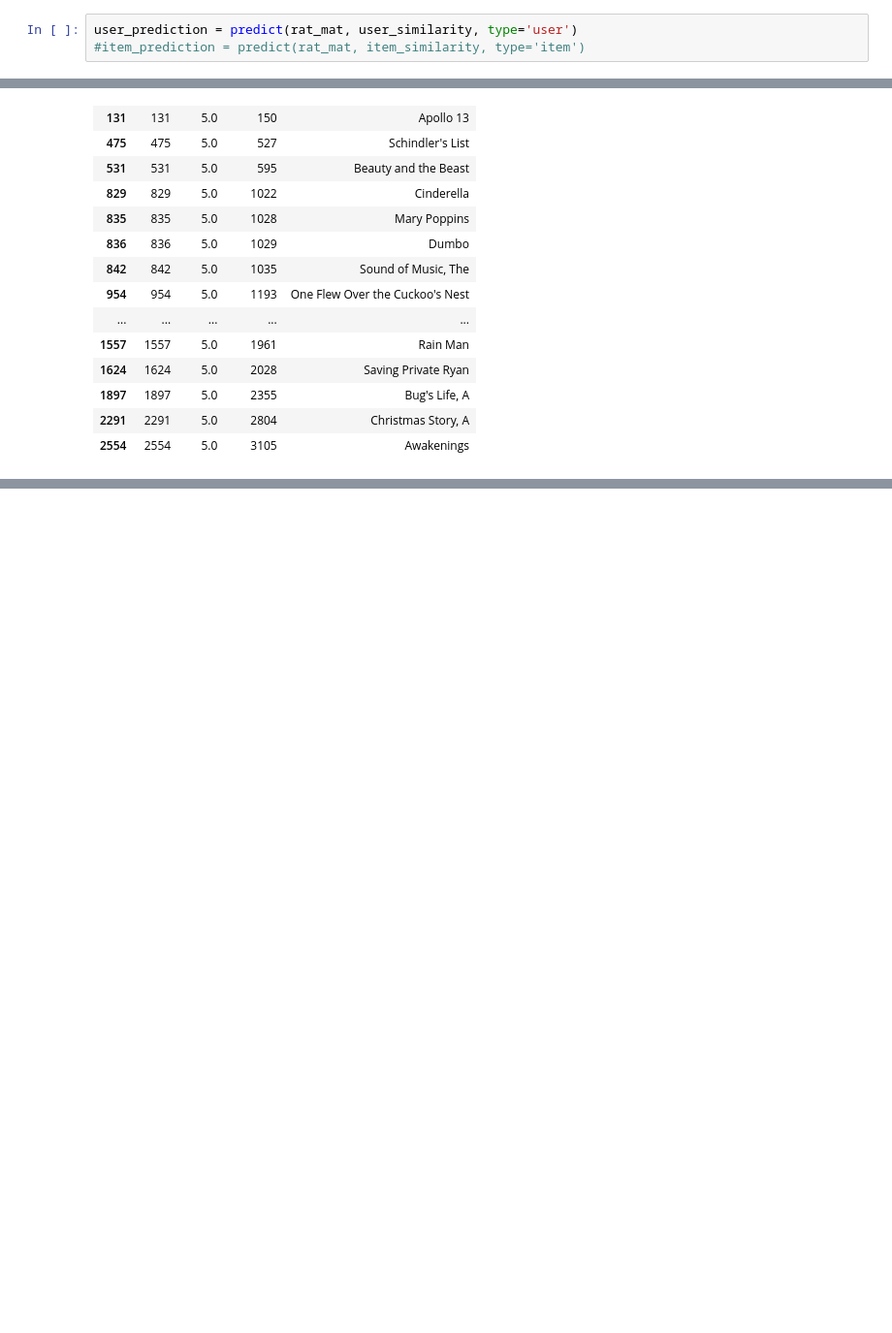
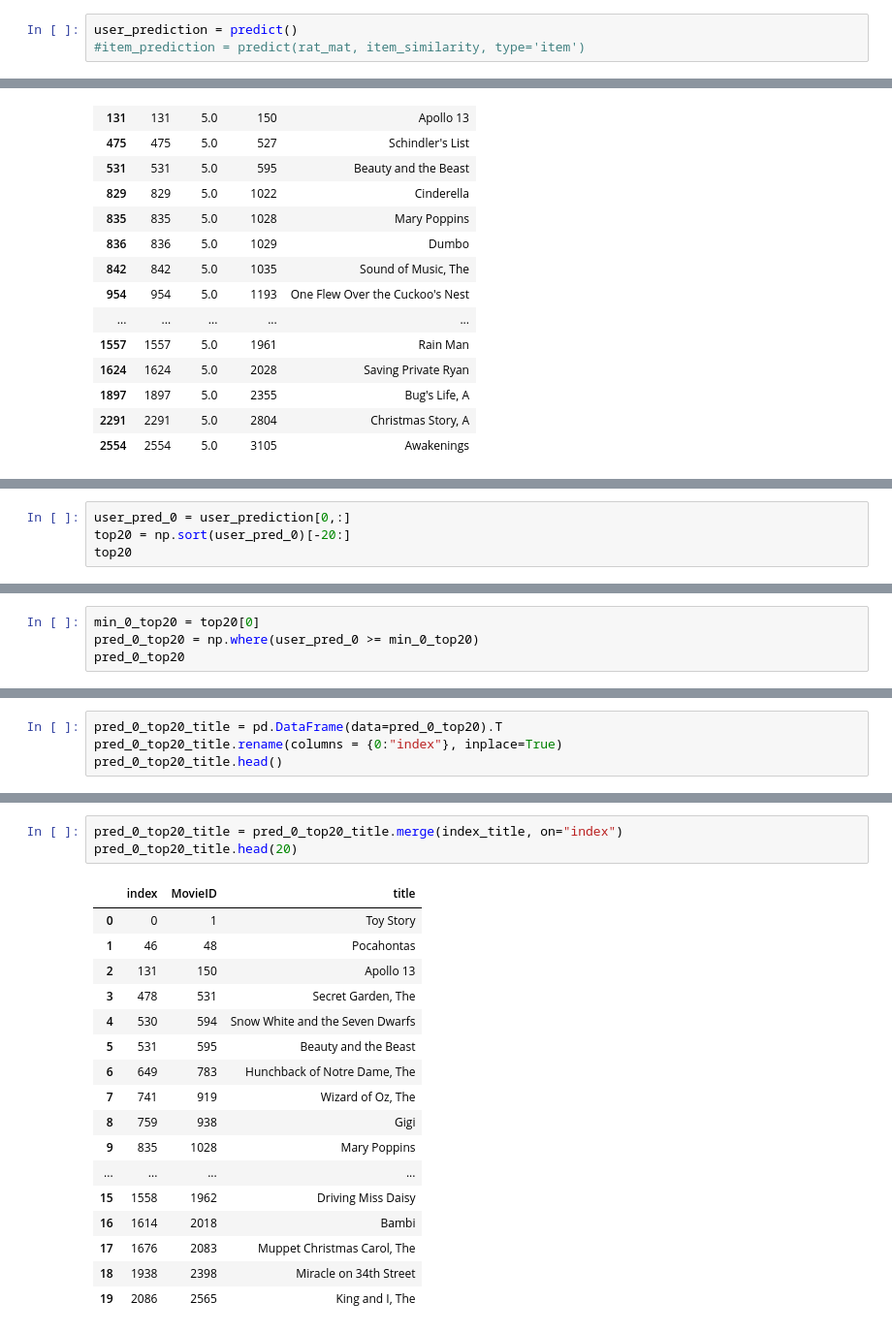
Before and after one commit to smazoyerdatascience/Recommender_systems, a Jupyter notebook: Notebooks/POC_Basic_Collaborative_Filtering_RS.ipynb, the cells around one changed output, grey strips where cells are left out. Shown at 97% size. Saved outputs shown, nothing was run; the diff lists cells and outputs as text; blank space fills up the shorter version.

Commit message:
top 20 prediction for user 0 mainly done, a few more users to do and zero error and comparaion between based and content based

```diff
--- a/Notebooks/POC_Basic_Collaborative_Filtering_RS.ipynb
+++ b/Notebooks/POC_Basic_Collaborative_Filtering_RS.ipynb
@@ -82,5 +80,5 @@ def predict(ratings,n_users, n_items, similarity, type='user'):
 
     return x
 # %%
-user_prediction = predict(rat_mat, user_similarity, type='user')
+user_prediction = predict()
 #item_prediction = predict(rat_mat, item_similarity, type='item')
@@ -249,0 +272,4 @@ user_prediction.shape
+# %%
+user_pred_0 = user_prediction[0,:]
+top20 = np.sort(user_pred_0)[-20:]
+top20
@@ -249,0 +281,4 @@ user_prediction.shape
+# %%
+min_0_top20 = top20[0]
+pred_0_top20 = np.where(user_pred_0 >= min_0_top20)
+pred_0_top20
@@ -249,0 +288,4 @@ user_prediction.shape
+# %%
+pred_0_top20_title = pd.DataFrame(data=pred_0_top20).T
+pred_0_top20_title.rename(columns = {0:"index"}, inplace=True)
+pred_0_top20_title.head()
@@ -249,0 +299,21 @@ user_prediction.shape
+# %%
+pred_0_top20_title = pred_0_top20_title.merge(index_title, on="index")
+pred_0_top20_title.head(20)
+# %% [output]
+|  | index | MovieID | title |
+| 0 | 0 | 1 | Toy Story |
+| 1 | 46 | 48 | Pocahontas |
+| 2 | 131 | 150 | Apollo 13 |
+| 3 | 478 | 531 | Secret Garden, The |
+| 4 | 530 | 594 | Snow White and the Seven Dwarfs |
+| 5 | 531 | 595 | Beauty and the Beast |
+| 6 | 649 | 783 | Hunchback of Notre Dame, The |
+| 7 | 741 | 919 | Wizard of Oz, The |
+| 8 | 759 | 938 | Gigi |
+| 9 | 835 | 1028 | Mary Poppins |
+| ... | ... | ... | ... |
+| 15 | 1558 | 1962 | Driving Miss Daisy |
+| 16 | 1614 | 2018 | Bambi |
+| 17 | 1676 | 2083 | Muppet Christmas Carol, The |
+| 18 | 1938 | 2398 | Miracle on 34th Street |
+| 19 | 2086 | 2565 | King and I, The |
```
Also changed, not shown: parts of 8 cells of this notebook.
